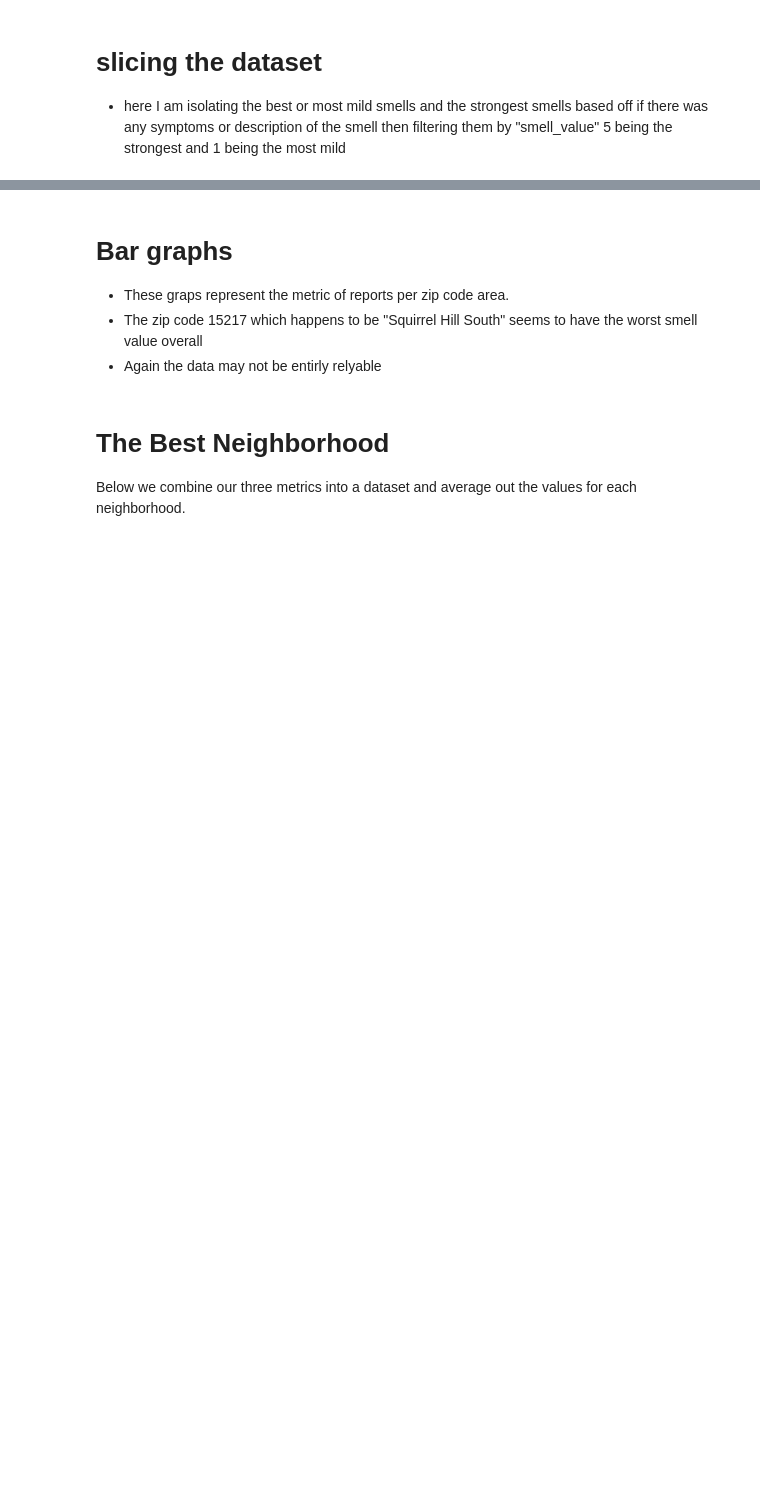
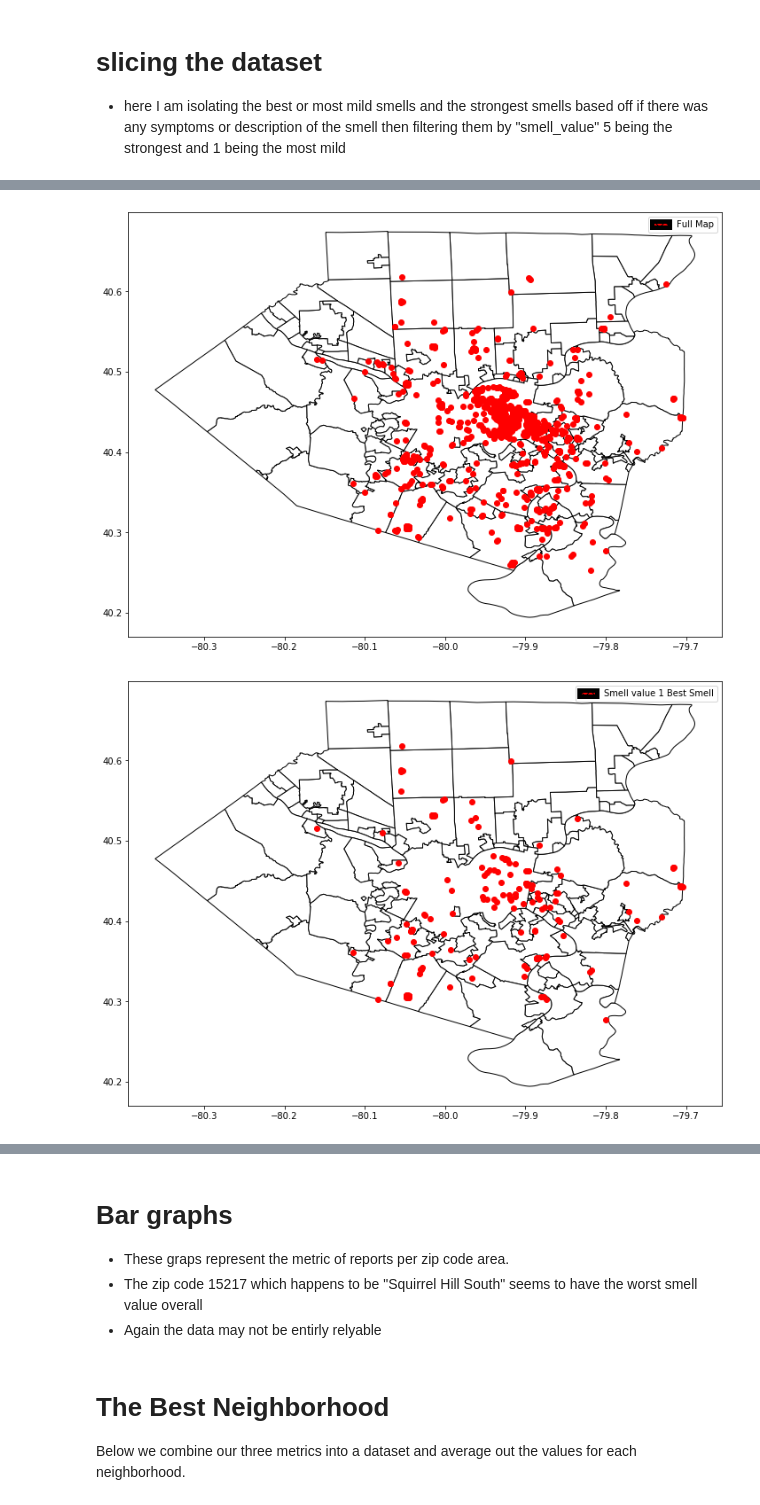
Before and after one commit to lao42/cmpinf0010-final-group6, a Jupyter notebook: Presentation.ipynb, the cells around one changed output, grey strips where cells are left out. Cells and saved outputs as stored; diff of their text form; code cells hidden in the pictures; blank space fills up the shorter version.

```diff
--- a/Presentation.ipynb
+++ b/Presentation.ipynb
@@ -190,0 +141,17 @@ Rows with Symptoms and Description: 308
+# %%
+#weakest smell
+smellVal1 = smellDf.loc[smellDf['smell_value'] == 1]
+
+#strongest smell
+smellVal5 = smellDf.loc[smellDf['smell_value'] == 5]
+
+
+areSymptoms = smellDf[smellDf.symptoms.notnull()]
+noSymptoms = smellDf[smellDf.symptoms.isnull()]
+
+
+print("All rows: %s"%(len(smellDf)))
+print("Smell val 5: %s\n"%len(smellVal1))
+print("Smell val 1: %s\n"%len(smellVal5))
+
+display(smellVal1)
@@ -263,0 +229,8 @@ mapData(smellVal5worst,"Worst smell value, with Symptoms")
+# %%
+data = mapData(smellDf,"Full Map")
+
+data1 = mapData(smellVal1,"Smell value 1 Best Smell")
+data2 = mapData(smellVal5,"Smell value 5 Worst Smell")
+# %% [output]
+[figure, added]
+[figure, added]
```
Also changed, not shown: parts of 14 cells of this notebook.
